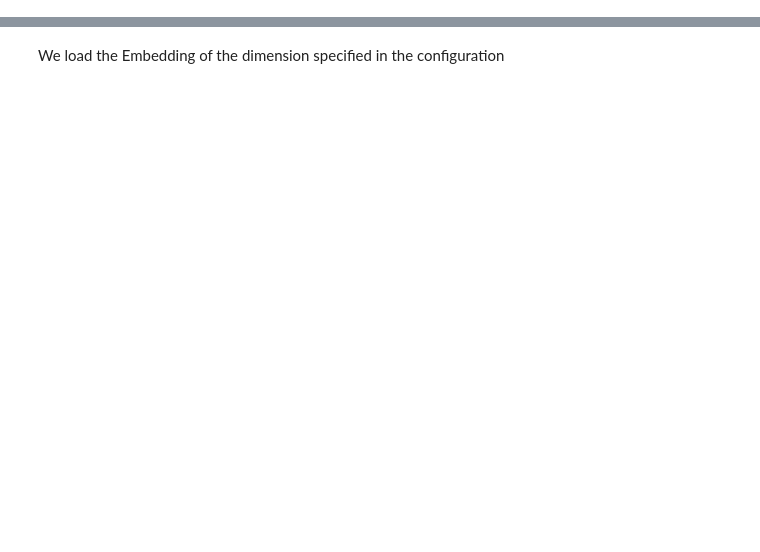
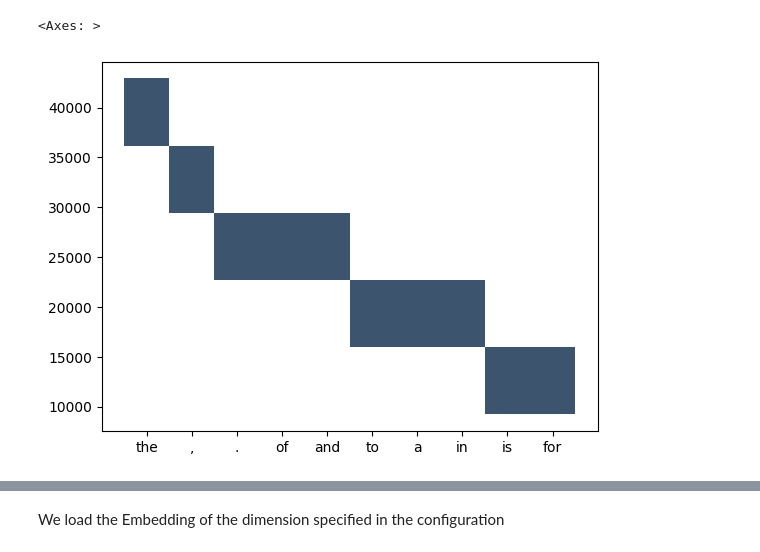
Before and after one commit to blitty-codes/AgentesInteligentes, a Jupyter notebook: neural/classificator.ipynb, the cells around one changed output, grey strips where cells are left out. Cells and saved outputs as stored; diff of their text form; code cells hidden in the pictures; blank space fills up the shorter version.

```diff
--- a/neural/classificator.ipynb
+++ b/neural/classificator.ipynb
@@ -264,0 +92,3 @@ words_df_under3
+# %%
+X = df["abstract"]
+y = df["keywords"]
@@ -264,0 +109,8 @@ words_df_under3
+# %%
+mono_abstract = ''
+
+for abstract in X.values:
+    mono_abstract += abstract
+
+mono_abstract = mono_abstract.lower()
+len(mono_abstract)
@@ -264,0 +121,3 @@ words_df_under3
+# %%
+mono_token = nltk.word_tokenize(mono_abstract)
+mono_token[:5]
@@ -264,0 +173,5 @@ words_df_under3
+# %%
+fdist1 = nltk.punkt.FreqDist(mono_token)
+top_tokens = fdist1.most_common(10)
+token_counts = dict(top_tokens)
+top_tokens[:10]
@@ -264,0 +189,5 @@ words_df_under3
+# %%
+sns.histplot(x=list(token_counts.keys()), y=list(token_counts.values()))
+# %% [output]
+<Axes: >
+[figure, added]
```
Also changed, not shown: parts of 245 cells of this notebook.
